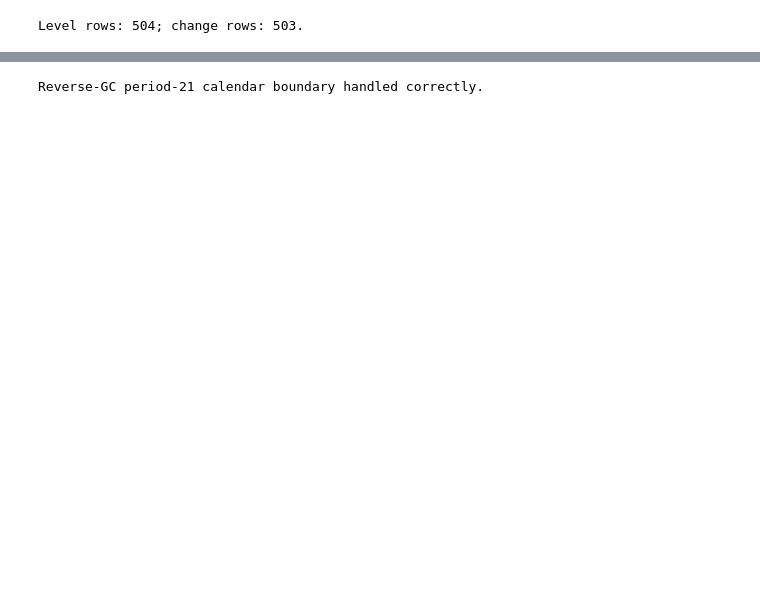
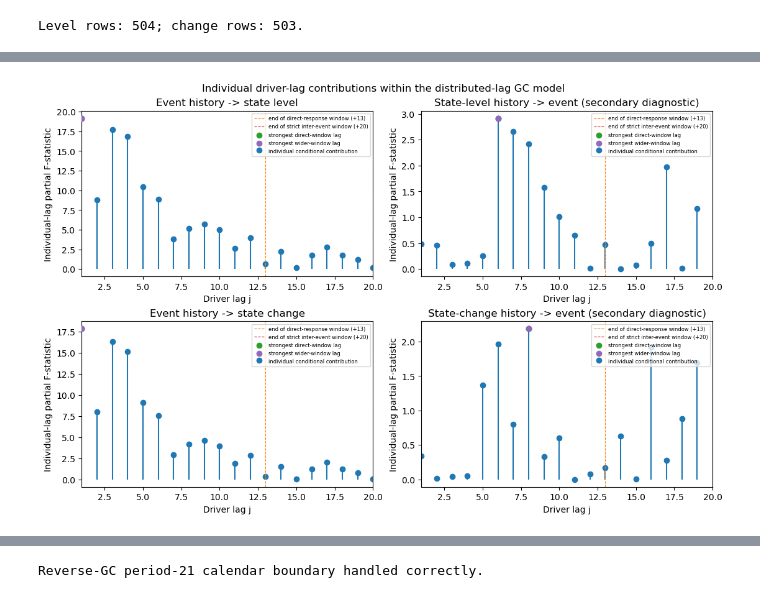
Before and after one commit to JivN24/HSBC-AN-RN, a Jupyter notebook: CODEWORK/Linus' Task Re-Do/01_dense_periodic_n1_gc_tdmi.ipynb, the cells around one changed output, grey strips where cells are left out. Drawn from its saved outputs; the diff is of its cells as text; code cells hidden in the pictures; blank space fills up the shorter version.

```diff
--- a/CODEWORK/Linus' Task Re-Do/01_dense_periodic_n1_gc_tdmi.ipynb
+++ b/CODEWORK/Linus' Task Re-Do/01_dense_periodic_n1_gc_tdmi.ipynb
@@ -92,0 +119,11 @@ individual_lag_table=pd.concat([run_individual_lag_tests(y,z,name,direction) for
+# %%
+selection_rows=[]; strongest_rows=[]; boundary_rows=[]
+for target_name,direction,_,_ in gc_specs:
+    scan=gc_scan.loc[gc_scan.direction.eq(direction)]; selection_rows += [select_gc_orders(scan,DIRECT_END,'direct response p=1..13'),select_gc_orders(scan,INTER_EVENT_END,'strict inter-event p=1..20')]
+    lags=individual_lag_table.loc[individual_lag_table.direction.eq(direction)]; direct=lags.loc[lags.lag.between(1,DIRECT_END)].nlargest(1,'partial_F_statistic').iloc[0]; inter_end=GC_MAX_ORDER-1 if direction in REVERSE_GC_DIRECTIONS else GC_MAX_ORDER; inter=lags.loc[lags.lag.between(1,inter_end)].nlargest(1,'partial_F_statistic').iloc[0]
+    for label,row in [('direct response lag=1..13',direct),(f"valid inter-event lag=1..{inter_end}",inter)]: strongest_rows.append({'target':target_name,'direction':direction,'lag window':label,'strongest lag':int(row.lag),'coefficient':float(row.coefficient),'partial F-statistic':float(row.partial_F_statistic),'raw p-value':float(row.raw_p_value),'Holm-adjusted p-value':float(row.Holm_adjusted_p_value),'survives Holm correction':bool(row.survives_Holm_correction)})
+    if direction in REVERSE_GC_DIRECTIONS: boundary_rows.append({'target':target_name,'direction':direction,'calendar boundary order':GC_MAX_ORDER,'status':'retained descriptively; not tested as an inferential lag'})
+gc_order_selection_table=pd.DataFrame(selection_rows); strongest_individual_lag_table=pd.DataFrame(strongest_rows); reverse_calendar_boundary_table=pd.DataFrame(boundary_rows)
+print('Table A: cumulative GC order selection (AIC primary; BIC sensitivity)'); display(gc_order_selection_table.style.format({'selected F-statistic':'{:.4f}','selected p-value':'{:.3e}','selected partial R-squared':'{:.6f}','selected log variance ratio':'{:.6f}'}))
+print('Table B: strongest individual distributed-lag driver coefficient'); display(strongest_individual_lag_table.style.format({'coefficient':'{:.6g}','partial F-statistic':'{:.4f}','raw p-value':'{:.3e}','Holm-adjusted p-value':'{:.3e}'})); display(reverse_calendar_boundary_table)
+print('Because the event indicator follows a deterministic period-21 calendar, its previous 20 values encode the event-cycle position. Reverse-GC order 20 is retained only as a deterministic-calendar boundary diagnostic and is excluded from model selection and lag-specific inference.')
@@ -92,0 +191,18 @@ individual_lag_table=pd.concat([run_individual_lag_tests(y,z,name,direction) for
+# %%
+fig,axes=plt.subplots(2,2,figsize=(11,7),constrained_layout=True)
+fig.suptitle('Individual driver-lag contributions within the distributed-lag GC model')
+panel_titles={'event -> state level':'Event history -> state level','state level -> event':'State-level history -> event (secondary diagnostic)','event -> state change':'Event history -> state change','state change -> event':'State-change history -> event (secondary diagnostic)'}
+for ax,(_,direction,_,_) in zip(axes.ravel(),gc_specs):
+    data=individual_lag_table.loc[individual_lag_table.direction.eq(direction)]
+    ax.stem(data.lag,data.partial_F_statistic,basefmt=' ',label='individual conditional contribution')
+    ax.axvline(DIRECT_END,color='tab:orange',linestyle='--',linewidth=.8,label='end of direct-response window (+13)')
+    ax.axvline(INTER_EVENT_END,color='tab:red',linestyle='--',linewidth=.8,label='end of strict inter-event window (+20)')
+    inter_label=f"valid inter-event lag=1..{GC_MAX_ORDER-1 if direction in REVERSE_GC_DIRECTIONS else GC_MAX_ORDER}"
+    for label,color,legend_label in [('direct response lag=1..13','tab:green','strongest direct-window lag'),(inter_label,'tab:purple','strongest wider-window lag')]:
+        row=strongest_individual_lag_table.loc[(strongest_individual_lag_table.direction.eq(direction))&(strongest_individual_lag_table['lag window'].eq(label))].iloc[0]
+        ax.scatter(row['strongest lag'],row['partial F-statistic'],color=color,zorder=4,label=legend_label)
+    ax.set(title=panel_titles[direction],xlabel='Driver lag j',ylabel='Individual-lag partial F-statistic',xlim=(1,GC_MAX_ORDER))
+    ax.legend(fontsize=6,loc='upper right')
+plt.show()
+# %% [output]
+[figure, added]
```
Also changed, not shown: parts of 30 cells of this notebook, 5 other files.
